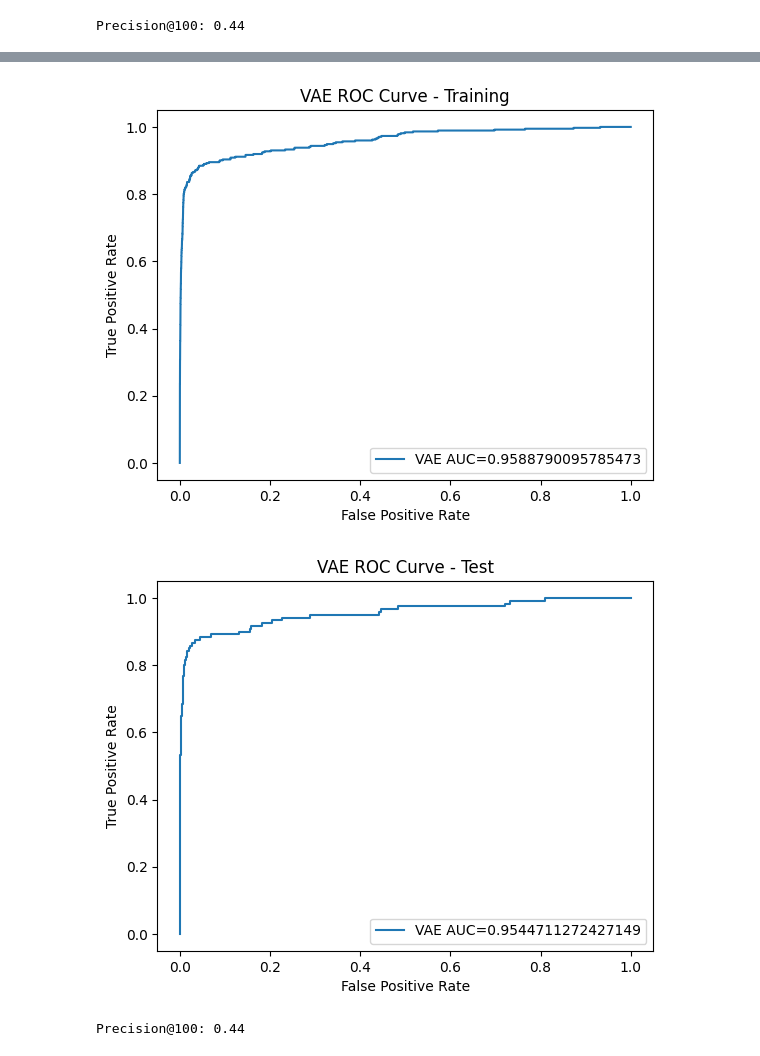
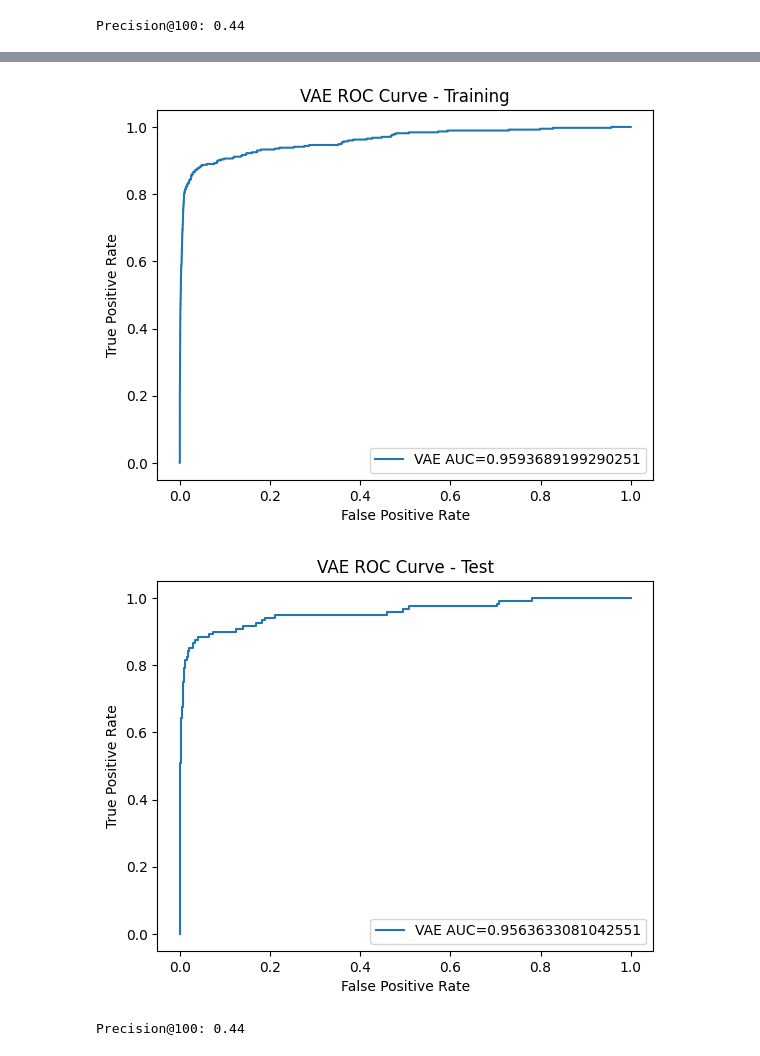
Before and after one commit to resonance-dfb/credit-autoencoder, a Jupyter notebook: 信用卡变分自编码1.ipynb, the cells around one changed output, grey strips where cells are left out. Saved outputs shown, nothing was run; the diff lists cells and outputs as text; code cells hidden in the pictures.

```diff
--- a/信用卡变分自编码1.ipynb
+++ b/信用卡变分自编码1.ipynb
@@ -571,7 +571,7 @@ Precision@100: 0.44
 class RayLU(nn.Module):
     def __init__(self):
         super(RayLU, self).__init__()
-        self.sigma = nn.Parameter(torch.tensor(4.0))
+        self.sigma = nn.Parameter(torch.tensor(3.6))
 
     def forward(self, input):
         #temp = input * (1 + torch.erf(input / torch.sqrt(torch.tensor(2.0)) / self.sigma)) / 2
@@ -712,3 +712,3 @@ Epoch 980/1000, Training Loss: 3134.720053515625, Validation Loss: 3110.43598850
 [figure]
-[figure, old version]
+[figure, new version]
 Precision@100: 0.44
```
Also changed, not shown: parts of 1 cell of this notebook.
